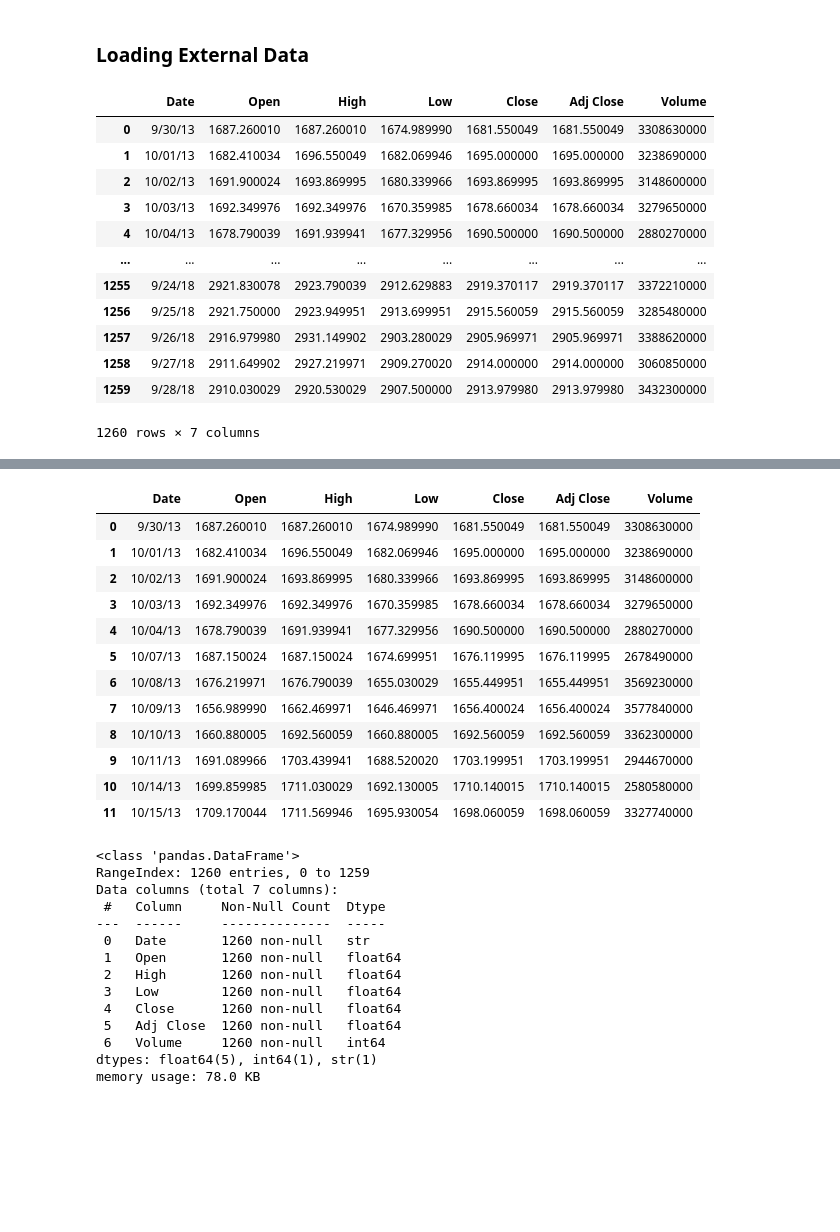
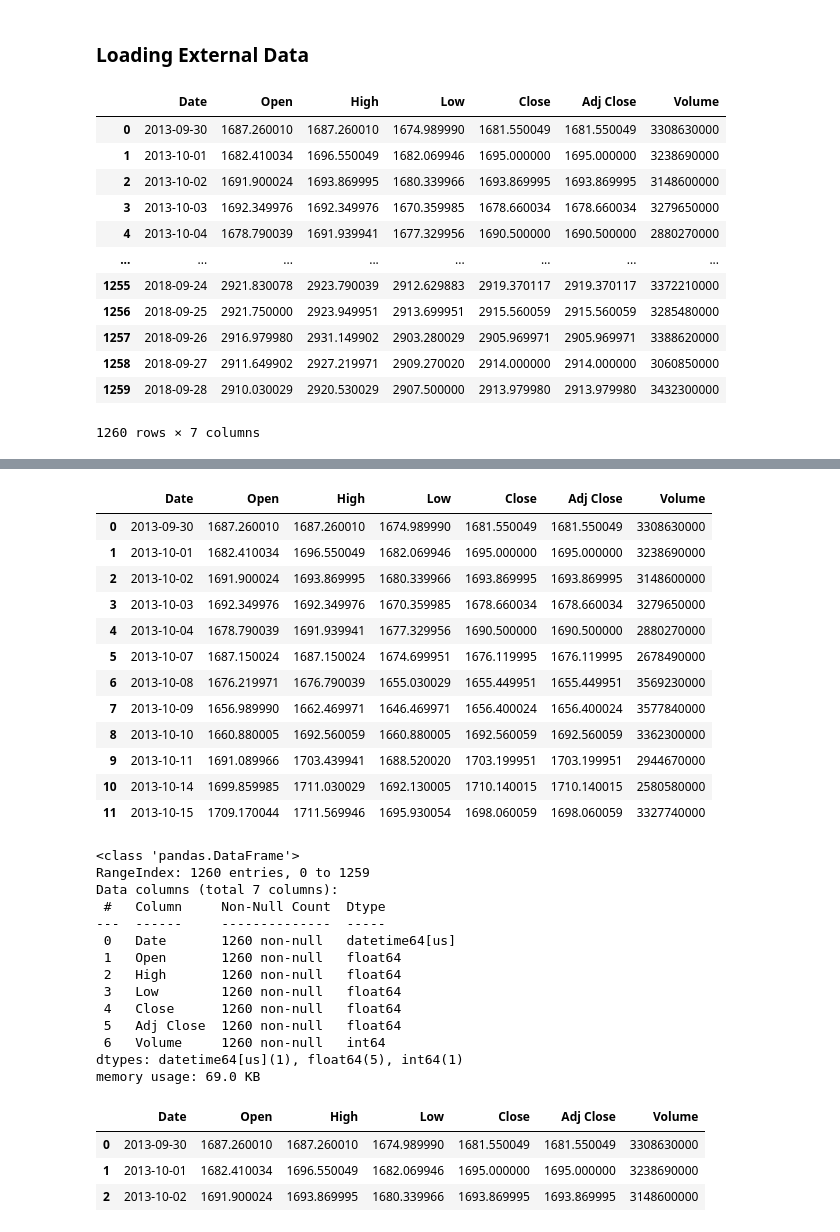
Before and after one commit to onionmccabbage/pythonThuFri2026, a Jupyter notebook: lesson2.ipynb, the cells around one changed output, grey strips where cells are left out. Saved outputs shown, nothing was run; the diff lists cells and outputs as text; code cells hidden in the pictures; blank space fills up the shorter version.

```diff
--- a/lesson2.ipynb
+++ b/lesson2.ipynb
@@ -44,25 +44,26 @@ np.float64(26.65368137744462)
 ### Loading External Data
 # %%
 # we may choose to parse the dates
-sp500 = pd.read_csv('StockData/sp500.csv', parse_dates=True) #, date_format='%m/%d/%y')
+sp500 = pd.read_csv('StockData/sp500.csv', parse_dates=True, date_format='%m/%d%y')
+# sp500 = pd.read_csv('StockData/sp500.csv')
 # sp500 = pd.read_csv('https://raw.githubusercontent.com/onionmccabbage/pythonThuFri2026/refs/heads/main/StockData/SP500.csv')
 # type(sp500)
-# sp500['Date'] = pd.to_datetime( sp500['Date'], format='%m/%d/%y' )
+sp500['Date'] = pd.to_datetime( sp500['Date'], format='%m/%d/%y' )
 # the date must match the incoming data e.g. '%Y-%m-%d'
 sp500
 # %% [output]
 |  | Date | Open | High | Low | Close | Adj Close | Volume |
-| 0 | 9/30/13 | 1687.260010 | 1687.260010 | 1674.989990 | 1681.550049 | 1681.550049 | 3308630000 |
-| 1 | 10/01/13 | 1682.410034 | 1696.550049 | 1682.069946 | 1695.000000 | 1695.000000 | 3238690000 |
-| 2 | 10/02/13 | 1691.900024 | 1693.869995 | 1680.339966 | 1693.869995 | 1693.869995 | 3148600000 |
-| 3 | 10/03/13 | 1692.349976 | 1692.349976 | 1670.359985 | 1678.660034 | 1678.660034 | 3279650000 |
-| 4 | 10/04/13 | 1678.790039 | 1691.939941 | 1677.329956 | 1690.500000 | 1690.500000 | 2880270000 |
+| 0 | 2013-09-30 | 1687.260010 | 1687.260010 | 1674.989990 | 1681.550049 | 1681.550049 | 3308630000 |
+| 1 | 2013-10-01 | 1682.410034 | 1696.550049 | 1682.069946 | 1695.000000 | 1695.000000 | 3238690000 |
+| 2 | 2013-10-02 | 1691.900024 | 1693.869995 | 1680.339966 | 1693.869995 | 1693.869995 | 3148600000 |
+| 3 | 2013-10-03 | 1692.349976 | 1692.349976 | 1670.359985 | 1678.660034 | 1678.660034 | 3279650000 |
+| 4 | 2013-10-04 | 1678.790039 | 1691.939941 | 1677.329956 | 1690.500000 | 1690.500000 | 2880270000 |
 | ... | ... | ... | ... | ... | ... | ... | ... |
-| 1255 | 9/24/18 | 2921.830078 | 2923.790039 | 2912.629883 | 2919.370117 | 2919.370117 | 3372210000 |
-| 1256 | 9/25/18 | 2921.750000 | 2923.949951 | 2913.699951 | 2915.560059 | 2915.560059 | 3285480000 |
-| 1257 | 9/26/18 | 2916.979980 | 2931.149902 | 2903.280029 | 2905.969971 | 2905.969971 | 3388620000 |
-| 1258 | 9/27/18 | 2911.649902 | 2927.219971 | 2909.270020 | 2914.000000 | 2914.000000 | 3060850000 |
-| 1259 | 9/28/18 | 2910.030029 | 2920.530029 | 2907.500000 | 2913.979980 | 2913.979980 | 3432300000 |
+| 1255 | 2018-09-24 | 2921.830078 | 2923.790039 | 2912.629883 | 2919.370117 | 2919.370117 | 3372210000 |
+| 1256 | 2018-09-25 | 2921.750000 | 2923.949951 | 2913.699951 | 2915.560059 | 2915.560059 | 3285480000 |
+| 1257 | 2018-09-26 | 2916.979980 | 2931.149902 | 2903.280029 | 2905.969971 | 2905.969971 | 3388620000 |
+| 1258 | 2018-09-27 | 2911.649902 | 2927.219971 | 2909.270020 | 2914.000000 | 2914.000000 | 3060850000 |
+| 1259 | 2018-09-28 | 2910.030029 | 2920.530029 | 2907.500000 | 2913.979980 | 2913.979980 | 3432300000 |
 1260 rows × 7 columns
 # %%
 sp500.describe()
@@ -81,18 +82,18 @@ sp500.describe()
 sp500.iloc[0:12] # iloc means index location
 # %% [output]
 |  | Date | Open | High | Low | Close | Adj Close | Volume |
-| 0 | 9/30/13 | 1687.260010 | 1687.260010 | 1674.989990 | 1681.550049 | 1681.550049 | 3308630000 |
-| 1 | 10/01/13 | 1682.410034 | 1696.550049 | 1682.069946 | 1695.000000 | 1695.000000 | 3238690000 |
-| 2 | 10/02/13 | 1691.900024 | 1693.869995 | 1680.339966 | 1693.869995 | 1693.869995 | 3148600000 |
-| 3 | 10/03/13 | 1692.349976 | 1692.349976 | 1670.359985 | 1678.660034 | 1678.660034 | 3279650000 |
-| 4 | 10/04/13 | 1678.790039 | 1691.939941 | 1677.329956 | 1690.500000 | 1690.500000 | 2880270000 |
-| 5 | 10/07/13 | 1687.150024 | 1687.150024 | 1674.699951 | 1676.119995 | 1676.119995 | 2678490000 |
-| 6 | 10/08/13 | 1676.219971 | 1676.790039 | 1655.030029 | 1655.449951 | 1655.449951 | 3569230000 |
-| 7 | 10/09/13 | 1656.989990 | 1662.469971 | 1646.469971 | 1656.400024 | 1656.400024 | 3577840000 |
-| 8 | 10/10/13 | 1660.880005 | 1692.560059 | 1660.880005 | 1692.560059 | 1692.560059 | 3362300000 |
-| 9 | 10/11/13 | 1691.089966 | 1703.439941 | 1688.520020 | 1703.199951 | 1703.199951 | 2944670000 |
-| 10 | 10/14/13 | 1699.859985 | 1711.030029 | 1692.130005 | 1710.140015 | 1710.140015 | 2580580000 |
-| 11 | 10/15/13 | 1709.170044 | 1711.569946 | 1695.930054 | 1698.060059 | 1698.060059 | 3327740000 |
+| 0 | 2013-09-30 | 1687.260010 | 1687.260010 | 1674.989990 | 1681.550049 | 1681.550049 | 3308630000 |
+| 1 | 2013-10-01 | 1682.410034 | 1696.550049 | 1682.069946 | 1695.000000 | 1695.000000 | 3238690000 |
+| 2 | 2013-10-02 | 1691.900024 | 1693.869995 | 1680.339966 | 1693.869995 | 1693.869995 | 3148600000 |
+| 3 | 2013-10-03 | 1692.349976 | 1692.349976 | 1670.359985 | 1678.660034 | 1678.660034 | 3279650000 |
+| 4 | 2013-10-04 | 1678.790039 | 1691.939941 | 1677.329956 | 1690.500000 | 1690.500000 | 2880270000 |
+| 5 | 2013-10-07 | 1687.150024 | 1687.150024 | 1674.699951 | 1676.119995 | 1676.119995 | 2678490000 |
+| 6 | 2013-10-08 | 1676.219971 | 1676.790039 | 1655.030029 | 1655.449951 | 1655.449951 | 3569230000 |
+| 7 | 2013-10-09 | 1656.989990 | 1662.469971 | 1646.469971 | 1656.400024 | 1656.400024 | 3577840000 |
+| 8 | 2013-10-10 | 1660.880005 | 1692.560059 | 1660.880005 | 1692.560059 | 1692.560059 | 3362300000 |
+| 9 | 2013-10-11 | 1691.089966 | 1703.439941 | 1688.520020 | 1703.199951 | 1703.199951 | 2944670000 |
+| 10 | 2013-10-14 | 1699.859985 | 1711.030029 | 1692.130005 | 1710.140015 | 1710.140015 | 2580580000 |
+| 11 | 2013-10-15 | 1709.170044 | 1711.569946 | 1695.930054 | 1698.060059 | 1698.060059 | 3327740000 |
 # %%
 # Dates etc.
 sp500.info()
@@ -102,12 +103,19 @@ RangeIndex: 1260 entries, 0 to 1259
 Data columns (total 7 columns):
  #   Column     Non-Null Count  Dtype
 ---  ------     --------------  -----
- 0   Date       1260 non-null   str
+ 0   Date       1260 non-null   datetime64[us]
  1   Open       1260 non-null   float64
  2   High       1260 non-null   float64
  3   Low        1260 non-null   float64
  4   Close      1260 non-null   float64
  5   Adj Close  1260 non-null   float64
  6   Volume     1260 non-null   int64
-dtypes: float64(5), int64(1), str(1)
-memory usage: 78.0 KB
+dtypes: datetime64[us](1), float64(5), int64(1)
+memory usage: 69.0 KB
+# %%
+sp500.head(3)
+# %% [output]
+|  | Date | Open | High | Low | Close | Adj Close | Volume |
+| 0 | 2013-09-30 | 1687.260010 | 1687.260010 | 1674.989990 | 1681.550049 | 1681.550049 | 3308630000 |
+| 1 | 2013-10-01 | 1682.410034 | 1696.550049 | 1682.069946 | 1695.000000 | 1695.000000 | 3238690000 |
+| 2 | 2013-10-02 | 1691.900024 | 1693.869995 | 1680.339966 | 1693.869995 | 1693.869995 | 3148600000 |
```
Also changed, not shown: parts of 7 cells of this notebook, 2 other files.
